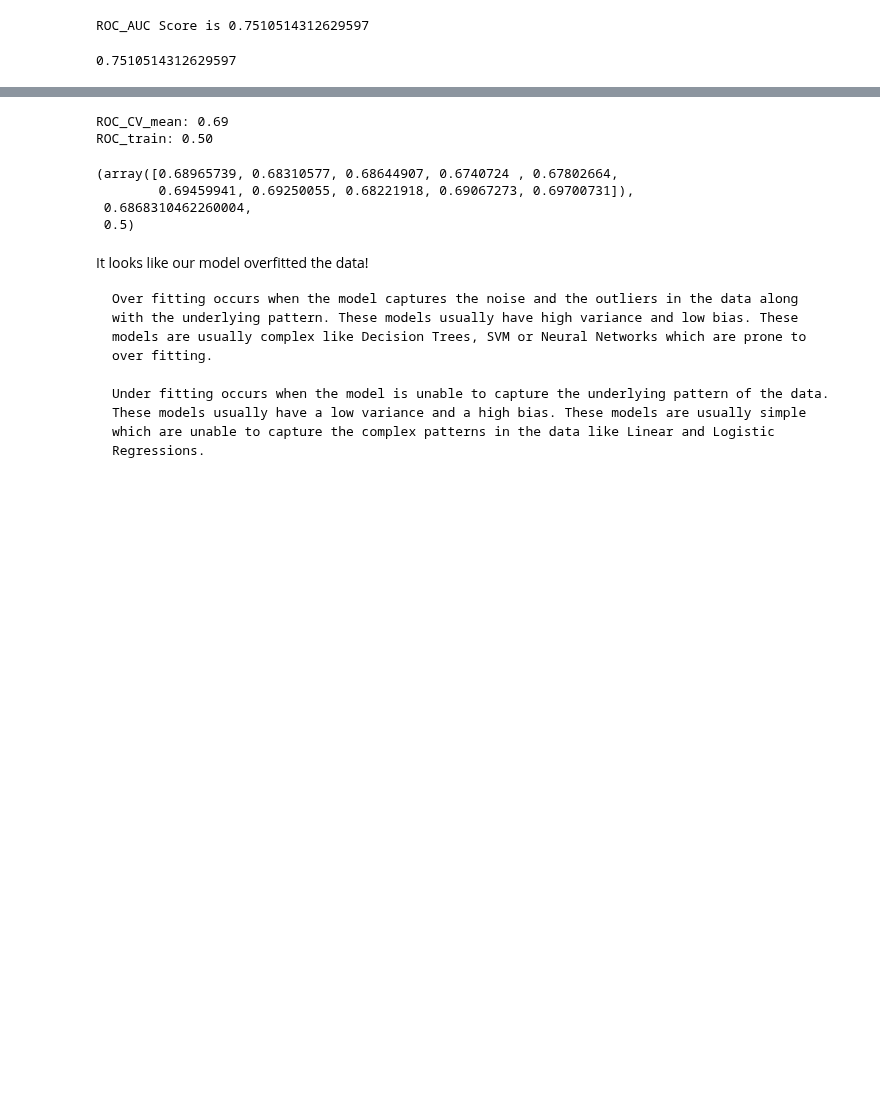
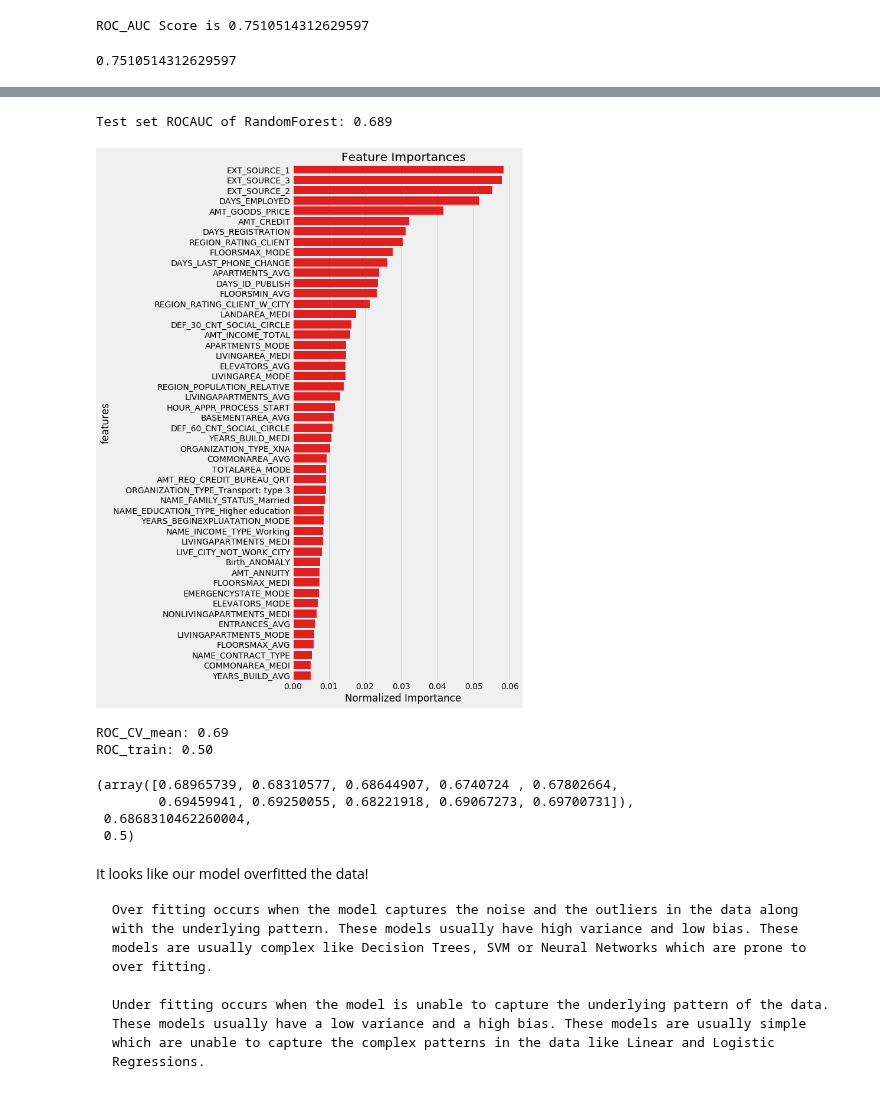
Before and after one commit to zahid1202/Credit_Default_Risk, a Jupyter notebook: Model_Credit_Fraud.ipynb, the cells around one changed output, grey strips where cells are left out. Drawn from its saved outputs; the diff is of its cells as text; code cells hidden in the pictures; blank space fills up the shorter version.

```diff
--- a/Model_Credit_Fraud.ipynb
+++ b/Model_Credit_Fraud.ipynb
@@ -321,0 +482,3 @@ ROC_AUC Score is 0.7510514312629597
+# %%
+random_forest_classifier(train, sample = True)
+# %% [output]
@@ -322 +489,3 @@ ROC_AUC Score is 0.7510514312629597
+Test set ROCAUC of RandomForest: 0.689
+[figure, added]
 # %%
```
Also changed, not shown: parts of 24 cells of this notebook.
